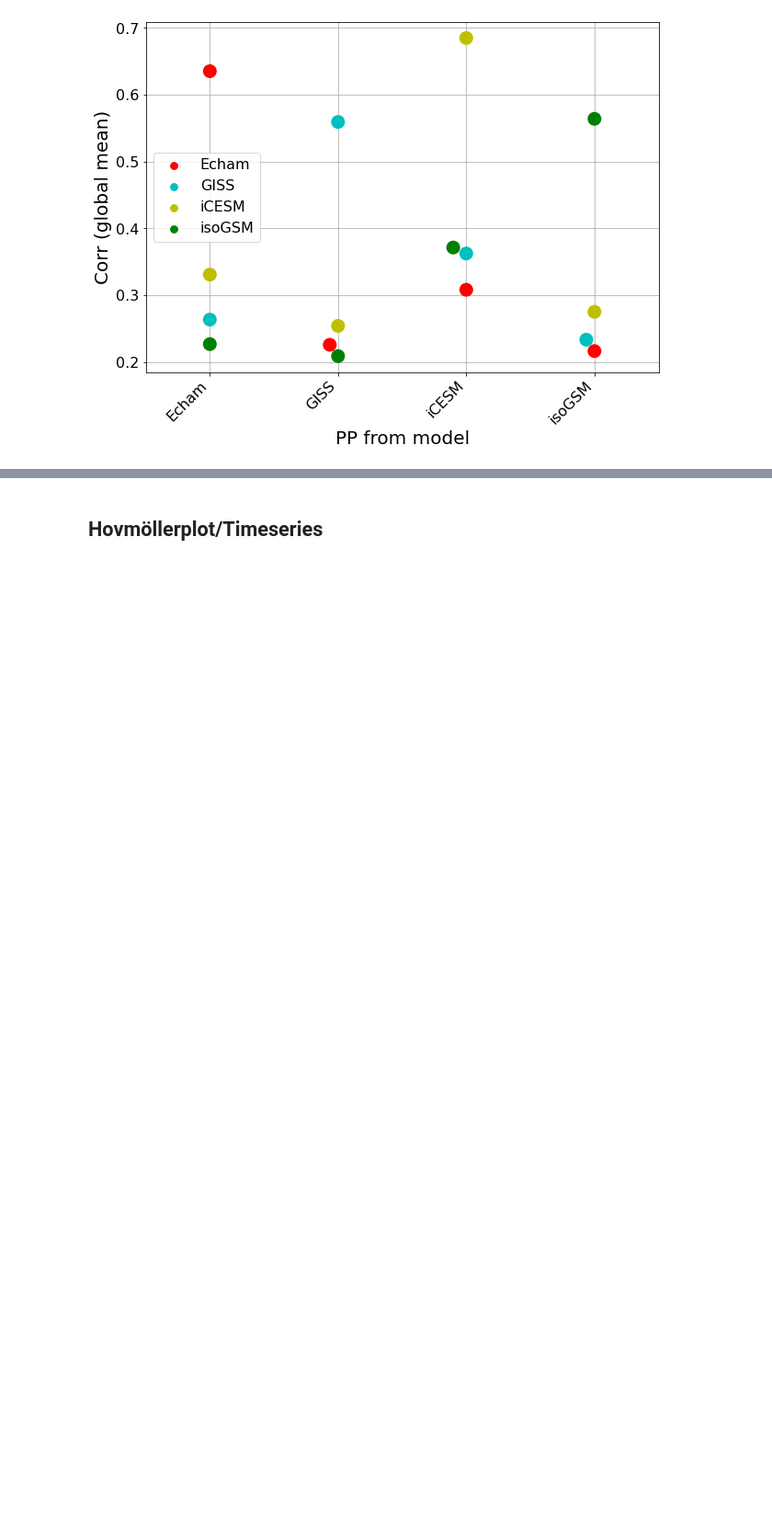
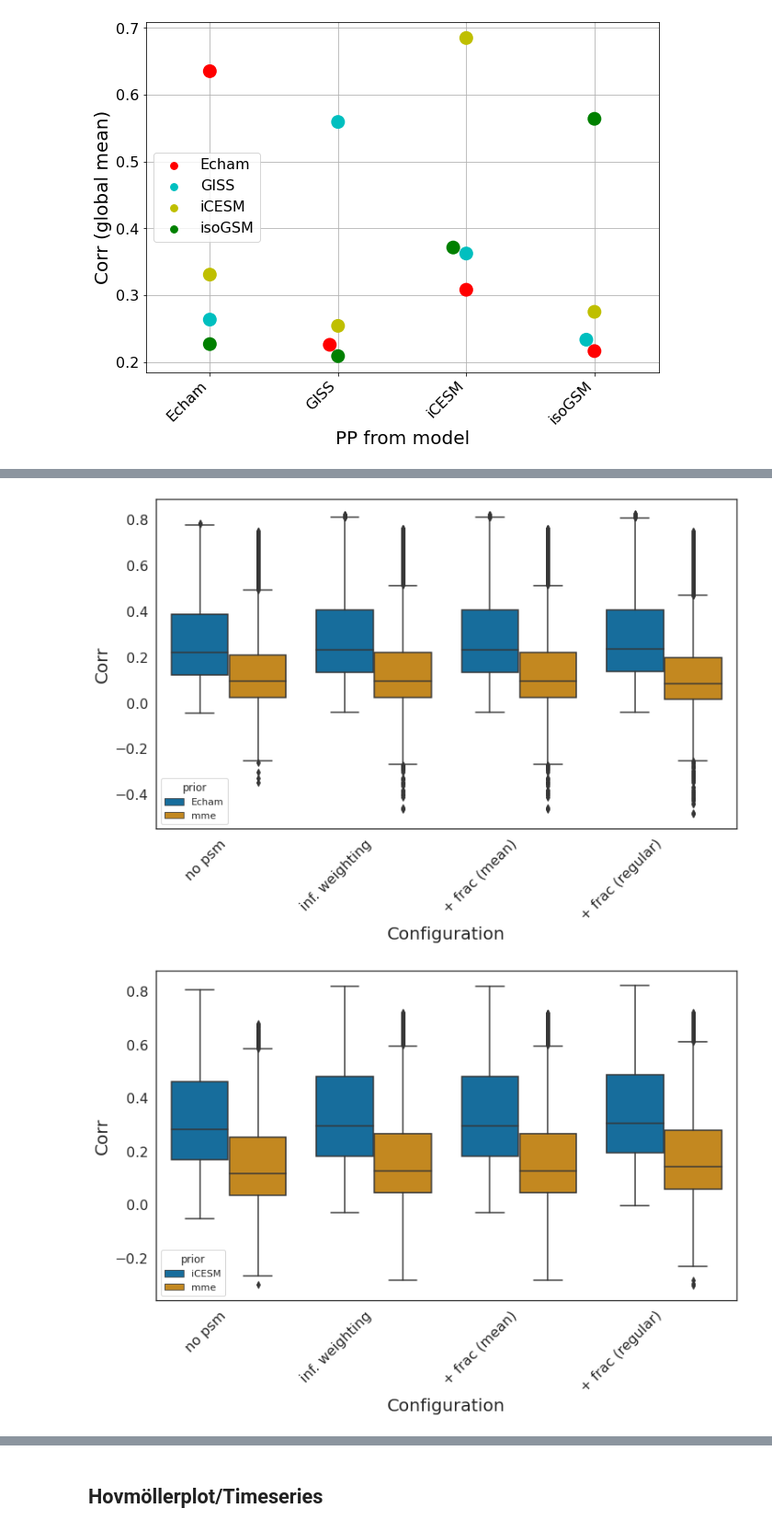
Before and after one commit to mchoblet/paleoda, a Jupyter notebook: notebooks_da/result_plots.ipynb, the cells around one changed output, grey strips where cells are left out. Shown at 92% size. Cells and saved outputs as stored; diff of their text form; code cells hidden in the pictures; blank space fills up the shorter version.

```diff
--- a/notebooks_da/result_plots.ipynb
+++ b/notebooks_da/result_plots.ipynb
@@ -312,0 +475,14 @@ plt.savefig(strg, format='pdf',bbox_inches='tight')
+# %%
+df=create_dataframe(basepath='/home/mchoblet/paleoda/results/experiments/PPE_speleopsm_nokarst/',
+                        models=['iCESM','Echam','GISS','iHadCM3','isoGSM'],
+                        priors=['iCESM','mme','Echam','mme','GISS','mme','iHadCM3','mme','isoGSM','mme'],
+                        configs=[['no_psm','inf','inf_frac_m','inf_frac_reg']],
+                         metric='tsurf_Corr',metric_name='Corr')
+box_plot(df,name='Speleothem PSM generated pseudoproxies (no karst filter)',model='Echam')
+box_plot(df,name='Speleothem PSM generated pseudoproxies (no karst filter)',model='iCESM')
+box_plot(df,name='Speleothem PSM generated pseudoproxies (no karst filter)',model='GISS')
+box_plot(df,name='Speleothem PSM generated pseudoproxies (no karst filter)',model='iHadCM3')
+box_plot(df,name='Speleothem PSM generated pseudoproxies (no karst filter)',model='isoGSM')
+# %% [output]
+[figure, added]
+[figure, added]
```
Also changed, not shown: parts of 17 cells of this notebook, 55 other files.
